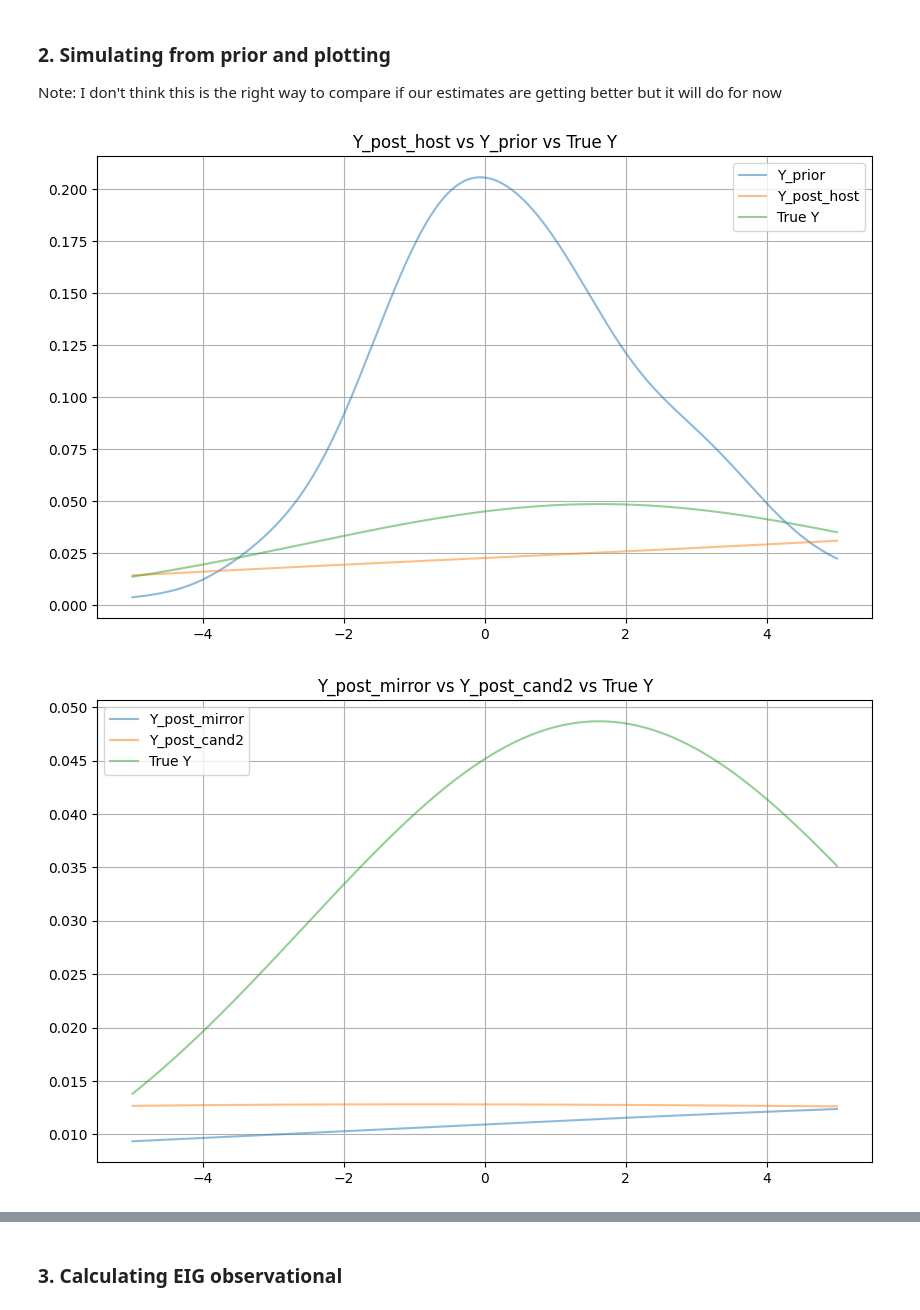
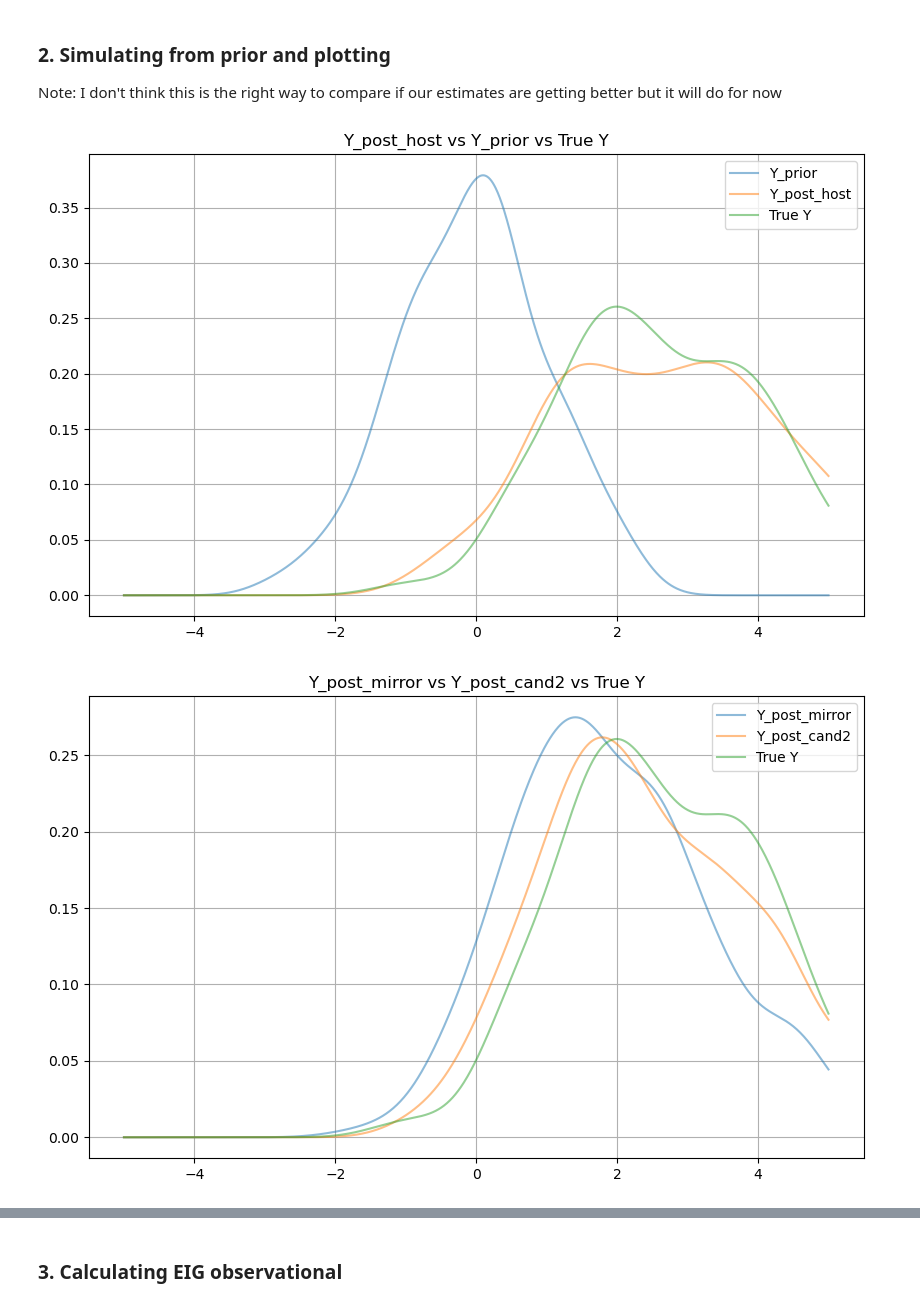
Before and after one commit to LucileTerminassian/causal_prospective_merge, a Jupyter notebook: playground_main.ipynb, the cells around one changed output, grey strips where cells are left out. Saved outputs shown, nothing was run; the diff lists cells and outputs as text; code cells hidden in the pictures.

```diff
--- a/playground_main.ipynb
+++ b/playground_main.ipynb
@@ -21,7 +21,7 @@ n_cand2 = 500
 
 power_x, power_x_t = 1, 1
 causal_param_first_index = 3
-outcome_function = lambda X, T, eps: 1 + 1 * X[:,0] - 1 * X[:,1] + 10 * T + 10* X[:,0]*T + 10* X[:,1]*T + eps
+outcome_function = lambda X, T, eps: 1 + 1 * X[:,0] - 1 * X[:,1] + 1 * T + 1* X[:,0]*T + -1* X[:,1]*T + eps
 std_true_y = 1 # Standard deviation for the true Y
 
 X0 = np.random.randint(0, 2, size= n_rct_before_split)
@@ -45,29 +45,29 @@ X_cand2, Y_cand2 = design_data_cand2.drop(columns=['Y']), design_data_cand2['Y']
 Note: I don't think this is the right way to compare if our estimates are getting better but it will do for now
 # %%
 # Initialize prior parameters
-post_mean = np.array([1, 0.5, 2, -1, 0, -3])
+post_mean = np.array([0,0 , 0, 0, 0, 0])
 beta_0, sigma_0_sq = post_mean, 1
 prior_hyperparameters = {'beta_0': beta_0, 'sigma_0_sq': sigma_0_sq}
 bayes_reg = BayesianLinearRegression(prior_hyperparameters)
 
 ### Bayesian update through host dataset
 X_host, Y_host= design_data_host.drop(columns=['Y']), design_data_host['Y']
 post_host_parameters = bayes_reg.fit(X_host, Y_host)
 
 # Generate Y_prior
 sigma_prior = 1  # Standard deviation for Y_prior
 Y_prior = np.dot(X_host, beta_0) + np.random.normal(0, sigma_prior, len(X_host))
 
 # Generate Y_post_host
 beta_post_host_vec = post_host_parameters['posterior_mean'].flatten()  # Extract posterior mean
 cov_matrix_post_host = post_host_parameters['posterior_cov_matrix']
 Y_post_host = np.dot(X_host, beta_post_host_vec) + np.random.normal(0, 1, len(X_host))  # Assuming standard deviation for Y_post_host is 1
 
 plot_densities(Y_prior, Y_post_host, design_data_host['Y'],
                 names = ['Y_prior', 'Y_post_host', 'True Y'],
                 title = 'Y_post_host vs Y_prior vs True Y')
 # %% [output]
-[figure, old version]
+[figure, new version]
 # %%
 ### Bayesian update through candidate datasets
 sigma_cand = 1
@@ -95,7 +95,7 @@ plot_densities(Y_post_mirror, Y_post_cand2, design_data_host['Y'],
                 names = ['Y_post_mirror', 'Y_post_cand2', 'True Y'],
                 title = 'Y_post_mirror vs Y_post_cand2 vs True Y')
 # %% [output]
-[figure, old version]
+[figure, new version]
 # %%
 #Number of samples used to estimate outer expectation
 n_samples_for_expectation = 20
```
Also changed, not shown: parts of 45 cells of this notebook, 1 other file.
